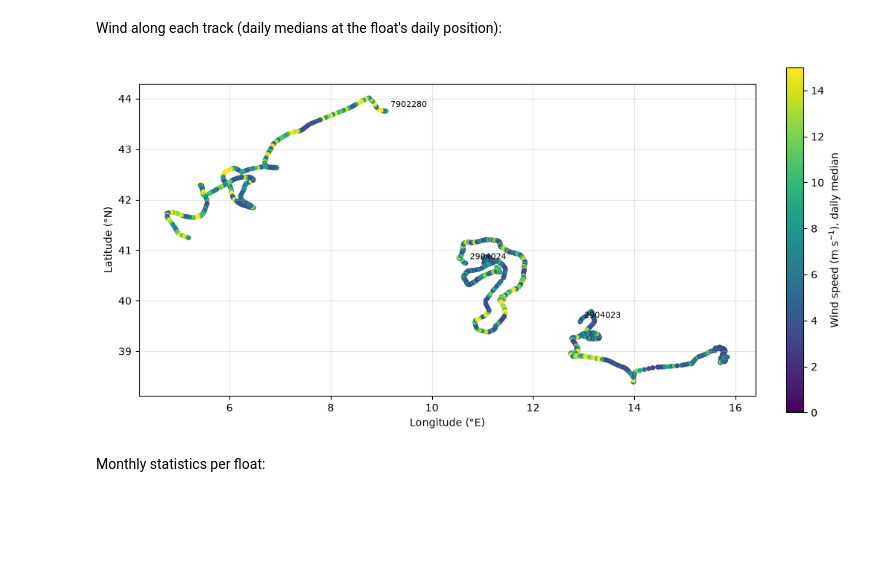
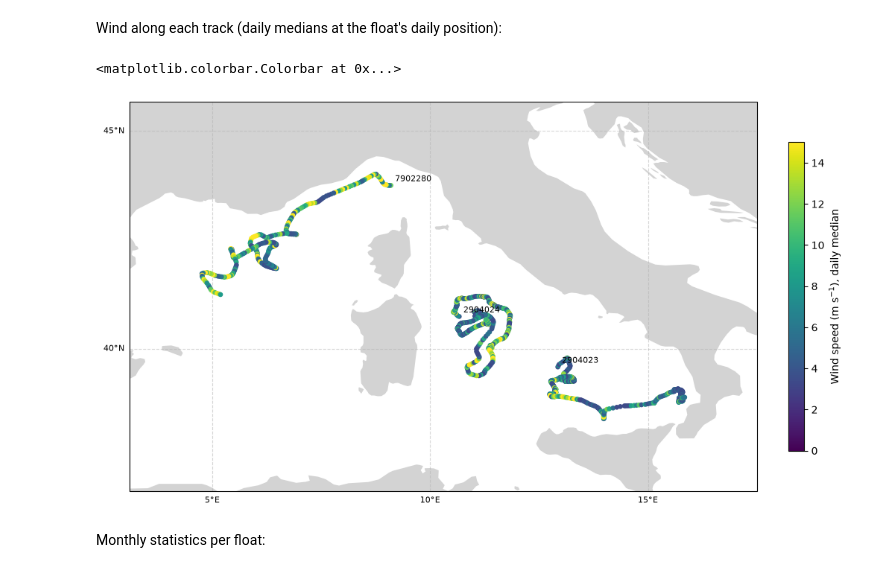
Before and after one commit to louisedelaigue/ArgoPAL, a Jupyter notebook: examples/multi_float_tutorial.ipynb, the cells around one changed output. Cells and saved outputs as stored; diff of their text form; code cells hidden in the pictures; blank space fills up the shorter version.

```diff
--- a/examples/multi_float_tutorial.ipynb
+++ b/examples/multi_float_tutorial.ipynb
@@ -46,12 +49,9 @@ Every profile of these floats, from the same index:
 # %%
 index = argopal.read_profile_index(floats["wmo"])
 
-fig, ax = plt.subplots(figsize=(11, 4.5), layout="constrained")
+fig, ax = argopal.map_axes(index["longitude"], index["latitude"])
 for wmo, g in index.groupby("wmo"):
-    ax.plot(g["longitude"], g["latitude"], ".-", ms=3, lw=0.5, label=wmo)
-ax.set_xlabel("Longitude (°E)")
-ax.set_ylabel("Latitude (°N)")
-ax.set_aspect("equal")
-ax.grid(alpha=0.3)
-_ = ax.legend(title="WMO", fontsize=8)
+    ax.plot(g["longitude"], g["latitude"], "o", ms=3, label=wmo,
+            transform=ccrs.PlateCarree())
+_ = ax.legend(title="WMO", fontsize=8, loc="lower center")
 # %% [output]
@@ -188,28 +188,29 @@ Wind along each track (daily medians at the float's daily position):
 # %%
 track = (
     clean.set_index("datetime")
     .groupby("wmo")[["longitude", "latitude", "U_nystuen2015"]]
     .resample("1D")
     .median()
     .dropna()
     .reset_index()
 )
 
-fig, ax = plt.subplots(figsize=(10, 5), layout="constrained")
+pc = ccrs.PlateCarree()
+fig, ax = argopal.map_axes(track["longitude"], track["latitude"],
+                           figsize=(10, 6))
 sc = ax.scatter(
     track["longitude"], track["latitude"], c=track["U_nystuen2015"],
-    cmap="viridis", s=14, vmin=0, vmax=15,
+    cmap="viridis", s=14, vmin=0, vmax=15, transform=pc, zorder=3,
 )
 for wmo, g in track.groupby("wmo"):
     ax.annotate(wmo, (g["longitude"].iloc[0], g["latitude"].iloc[0]),
-                fontsize=8, xytext=(4, 4), textcoords="offset points")
-fig.colorbar(sc, ax=ax, label="Wind speed (m s$^{-1}$), daily median")
-ax.set_xlabel("Longitude (°E)")
-ax.set_ylabel("Latitude (°N)")
-ax.set_aspect("equal")
-ax.grid(alpha=0.3)
+                xycoords=pc._as_mpl_transform(ax), fontsize=8,
+                xytext=(4, 4), textcoords="offset points")
+fig.colorbar(sc, ax=ax, shrink=0.7,
+             label="Wind speed (m s$^{-1}$), daily median")
 # %% [output]
+<matplotlib.colorbar.Colorbar at 0x...>
-[figure, old version]
+[figure, new version]
 # %% [markdown]
 Monthly statistics per float:
 # %%
```
Also changed, not shown: parts of 3 cells of this notebook, 9 other files.
